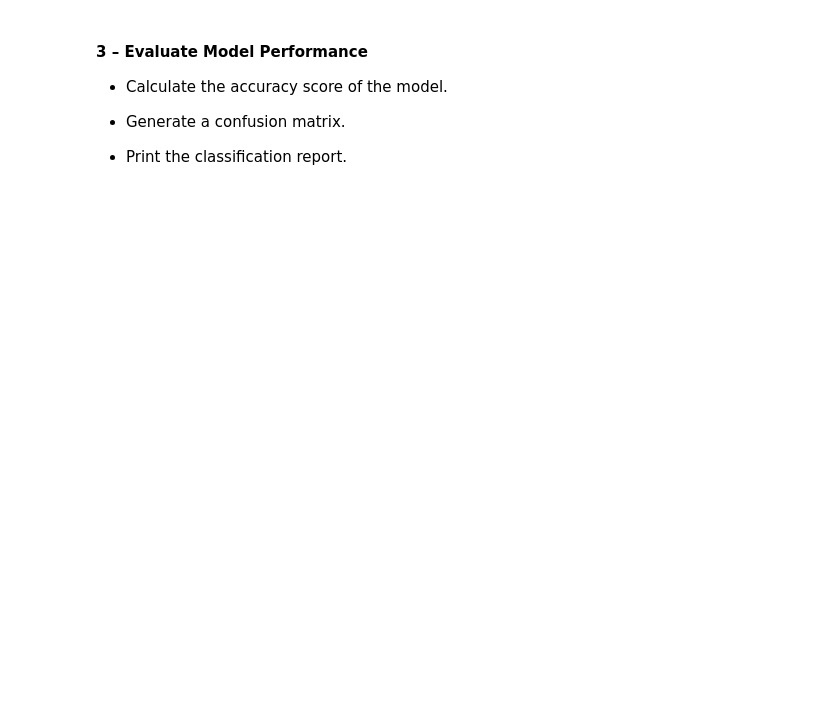
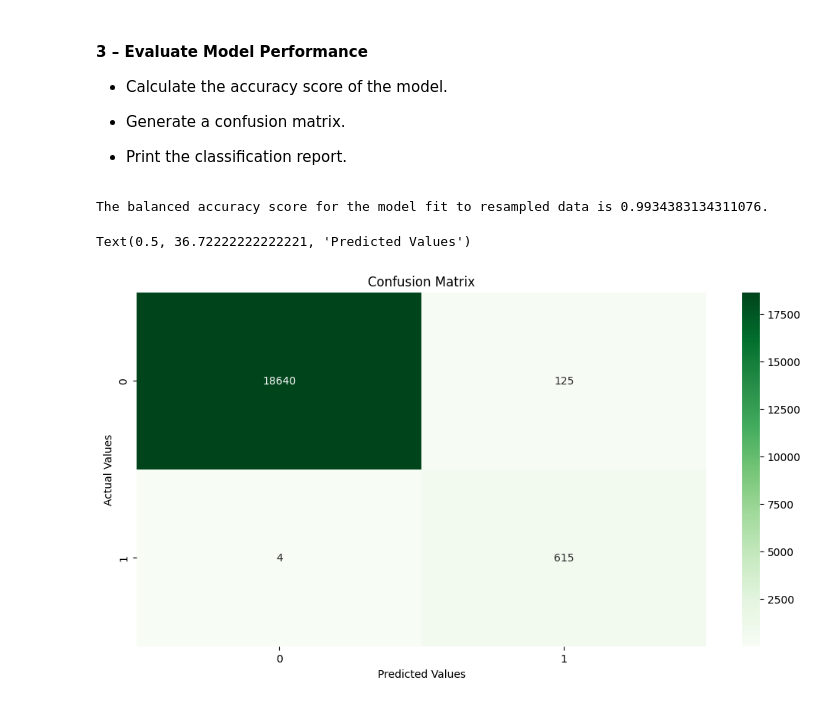
Before and after one commit to dlevy-engineer/credit-risk-classification, a Jupyter notebook: Credit_Risk/credit_risk_classification.ipynb, the cells around one changed output. Drawn from its saved outputs; the diff is of its cells as text; code cells hidden in the pictures; blank space fills up the shorter version.

Commit message:
Completed all machine learning and model analysis tasks.

```diff
--- a/Credit_Risk/credit_risk_classification.ipynb
+++ b/Credit_Risk/credit_risk_classification.ipynb
@@ -186,6 +190,8 @@ from imblearn.over_sampling import RandomOverSampler
 
 # instantiate a random_oversampler model
 # # assign a random_state of 1
+ros = RandomOverSampler(random_state=1)
 
 # fit the original training data to the random_oversampler model
+X_res, y_res = ros.fit_resample(X_train_scaled, y_train)
 # %%
@@ -195,8 +207,9 @@ from imblearn.over_sampling import RandomOverSampler
 
 Use the `LogisticRegression` classifier and the resampled data to fit the model and make predictions:
 # %%
-# instantiate ahe logistic regression model
+# instantiate a logistic regression model
 # assign a random_state of 1
-
+classifier_res = LogisticRegression(random_state=1)
 
 # fit the model using the resampled training data
+classifier_res.fit(X_res, y_res)
@@ -203,5 +218,6 @@ Use the `LogisticRegression` classifier and the resampled data to fit the model
 # %%
 # make a prediction using the testing data
+y_res_pred = classifier_res.predict(X_test_scaled)
 # %% [markdown]
 #### 3 – Evaluate Model Performance
 
@@ -210,4 +226,23 @@ Use the `LogisticRegression` classifier and the resampled data to fit the model
 * Generate a confusion matrix.
 
 * Print the classification report.
+# %%
+# print the balanced_accuracy score of the model
+test_acc_res = balanced_accuracy_score(y_test, y_res_pred)
+print(f'The balanced accuracy score for the model fit to resampled data is {test_acc_res}.')
+# %% [output]
+The balanced accuracy score for the model fit to resampled data is 0.9934383134311076.
+# %%
+# generate a confusion matrix for the model
+# generate a confusion matrix for the model
+con_mat = confusion_matrix(y_test, y_res_pred)
+
+plt.figure(figsize=(12,6))
+plt.title('Confusion Matrix')
+sns.heatmap(con_mat, annot=True,fmt='d', cmap='Greens')
+plt.ylabel('Actual Values')
+plt.xlabel('Predicted Values')
+# %% [output]
+Text(0.5, 36.72222222222221, 'Predicted Values')
+[figure, added]
 # %%
```
Also changed, not shown: parts of 8 cells of this notebook.
